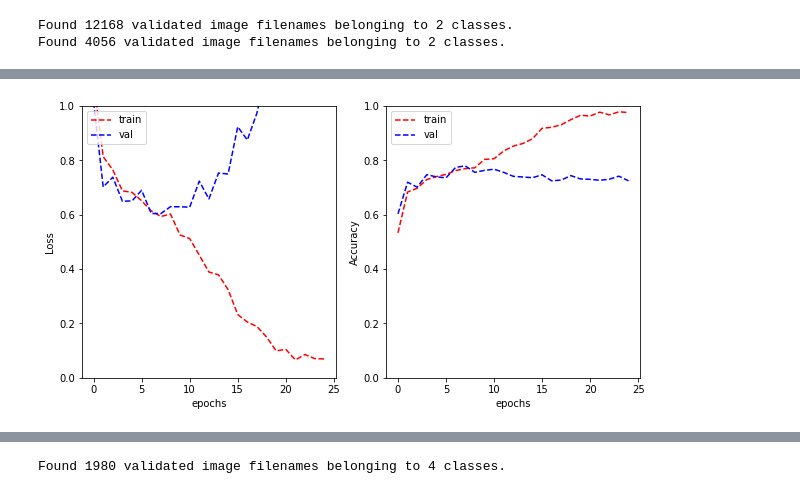
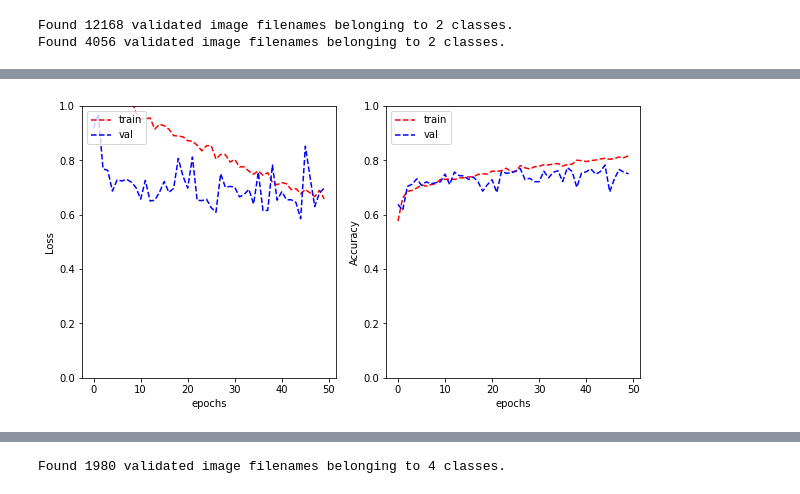
Before and after one commit to Sachin270/CMLAssignment2, a Jupyter notebook: Assignment2.ipynb, the cells around one changed output, grey strips where cells are left out. Cells and saved outputs as stored; diff of their text form; code cells hidden in the pictures.

```diff
--- a/Assignment2.ipynb
+++ b/Assignment2.ipynb
@@ -263,6 +351,8 @@ from tensorflow.keras.preprocessing.image import ImageDataGenerator
 
 train_datagen = ImageDataGenerator(rescale=1./255, data_format='channels_last',
                                    rotation_range=15, width_shift_range=0.2,
+
+
                                    height_shift_range=0.2, brightness_range=[0.5,1.5])
 val_datagen = ImageDataGenerator(rescale=1./255, data_format='channels_last')
 
@@ -275,7 +365,7 @@ train_generator = train_datagen.flow_from_dataframe(
         y_col="Class",
         target_size=(27, 27),
         batch_size=batch_size,
-        class_mode='categorical')
+        class_mode='sparse')
 
 validation_generator = val_datagen.flow_from_dataframe(
         dataframe=val_data,
@@ -284,4 +374,4 @@ validation_generator = val_datagen.flow_from_dataframe(
         y_col="Class",
         target_size=(27, 27),
         batch_size=batch_size,
-        class_mode='categorical')
+        class_mode='sparse')
@@ -288,4 +383,11 @@ validation_generator = val_datagen.flow_from_dataframe(
 # %%
-modelCancerous.compile(tf.keras.optimizers.Adam(learning_rate=0.0001,name="Adam"),
+modelCelltype.compile(tf.keras.optimizers.Adam(learning_rate=0.0001,name="Adam"),
               loss=tf.keras.losses.SparseCategoricalCrossentropy(from_logits=False),
               metrics=['sparse_categorical_accuracy'])
+# %%
+early_stopping = tf.keras.callbacks.EarlyStopping(
+ monitor='val_sparse_categorical_accuracy',
+ verbose=1,
+ patience=20,
+ mode='max',
+ restore_best_weights=True)
@@ -292,2 +398,2 @@ modelCancerous.compile(tf.keras.optimizers.Adam(learning_rate=0.0001,name="Adam"
 # %%
-history_VGG_3 = modelCancerous.fit(train_generator, validation_data = validation_generator, epochs=100)
+historyCancerous = modelCelltype.fit(train_generator, validation_data = validation_generator, callbacks=[early_stopping], epochs=50)
@@ -380,6 +404,6 @@ Epoch 25/25
 # %%
-plot_learning_curve(history_VGG_1.history['loss'], history_VGG_1.history['val_loss'],
-                    history_VGG_1.history['sparse_categorical_accuracy'], history_VGG_1.history['val_sparse_categorical_accuracy'],
+plot_learning_curve(historyCancerous.history['loss'], historyCancerous.history['val_loss'],
+                    historyCancerous.history['sparse_categorical_accuracy'], historyCancerous.history['val_sparse_categorical_accuracy'],
                     metric_name='Accuracy')
 # %% [output]
-[figure, old version]
+[figure, new version]
```
Also changed, not shown: parts of 55 cells of this notebook.
